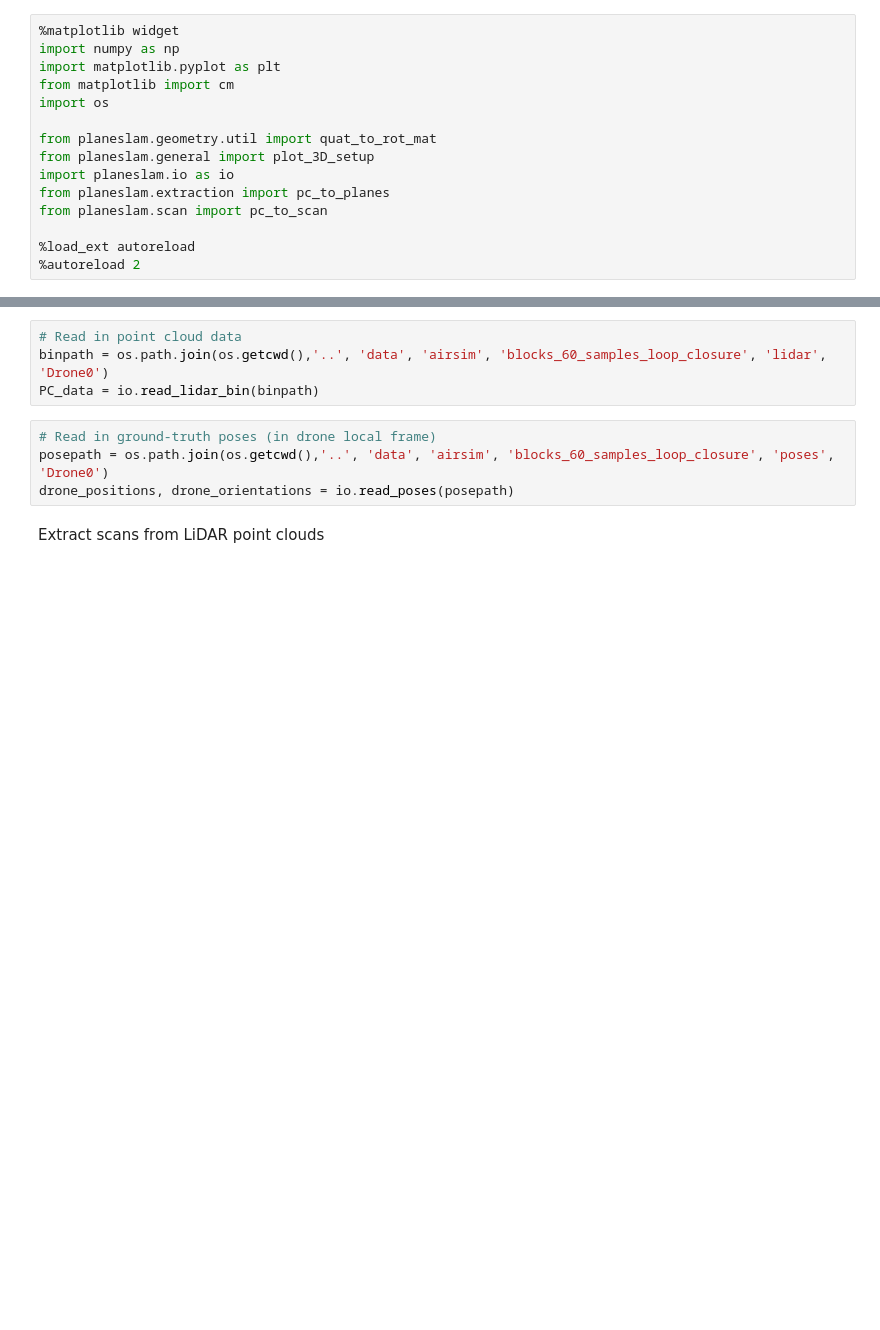
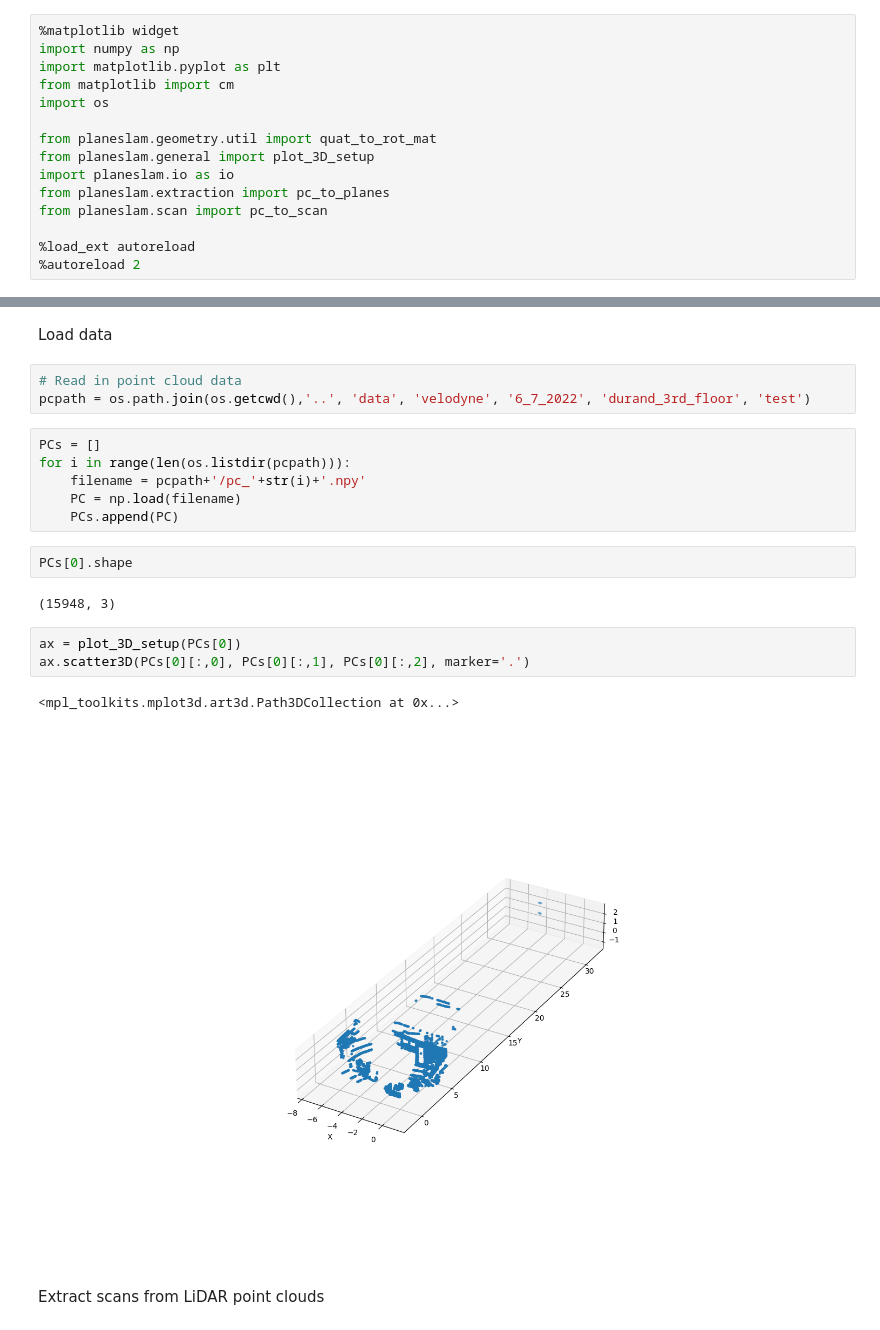
Before and after one commit to Stanford-NavLab/planeslam, a Jupyter notebook: notebooks/velodyne_test.ipynb, the cells around one changed output, grey strips where cells are left out. Drawn from its saved outputs; the diff is of its cells as text; blank space fills up the shorter version.

Commit message:
reading velodyne data

```diff
--- a/notebooks/velodyne_test.ipynb
+++ b/notebooks/velodyne_test.ipynb
@@ -20,11 +18,24 @@ Read in airsim LiDAR and pose data
+# %% [markdown]
+Load data
 # %%
 # Read in point cloud data
-binpath = os.path.join(os.getcwd(),'..', 'data', 'airsim', 'blocks_60_samples_loop_closure', 'lidar', 'Drone0')
-PC_data = io.read_lidar_bin(binpath)
+pcpath = os.path.join(os.getcwd(),'..', 'data', 'velodyne', '6_7_2022', 'durand_3rd_floor', 'test')
-# %%
-# Read in ground-truth poses (in drone local frame)
-posepath = os.path.join(os.getcwd(),'..', 'data', 'airsim', 'blocks_60_samples_loop_closure', 'poses', 'Drone0')
-drone_positions, drone_orientations = io.read_poses(posepath)
+# %%
+PCs = []
+for i in range(len(os.listdir(pcpath))):
+    filename = pcpath+'/pc_'+str(i)+'.npy'
+    PC = np.load(filename)
+    PCs.append(PC)
+# %%
+PCs[0].shape
+# %% [output]
+(15948, 3)
+# %%
+ax = plot_3D_setup(PCs[0])
+ax.scatter3D(PCs[0][:,0], PCs[0][:,1], PCs[0][:,2], marker='.')
+# %% [output]
+<mpl_toolkits.mplot3d.art3d.Path3DCollection at 0x...>
+[figure, added]
 # %% [markdown]
 Extract scans from LiDAR point clouds
 # %%
```
Also changed, not shown: parts of 3 cells of this notebook, 2 other files.
